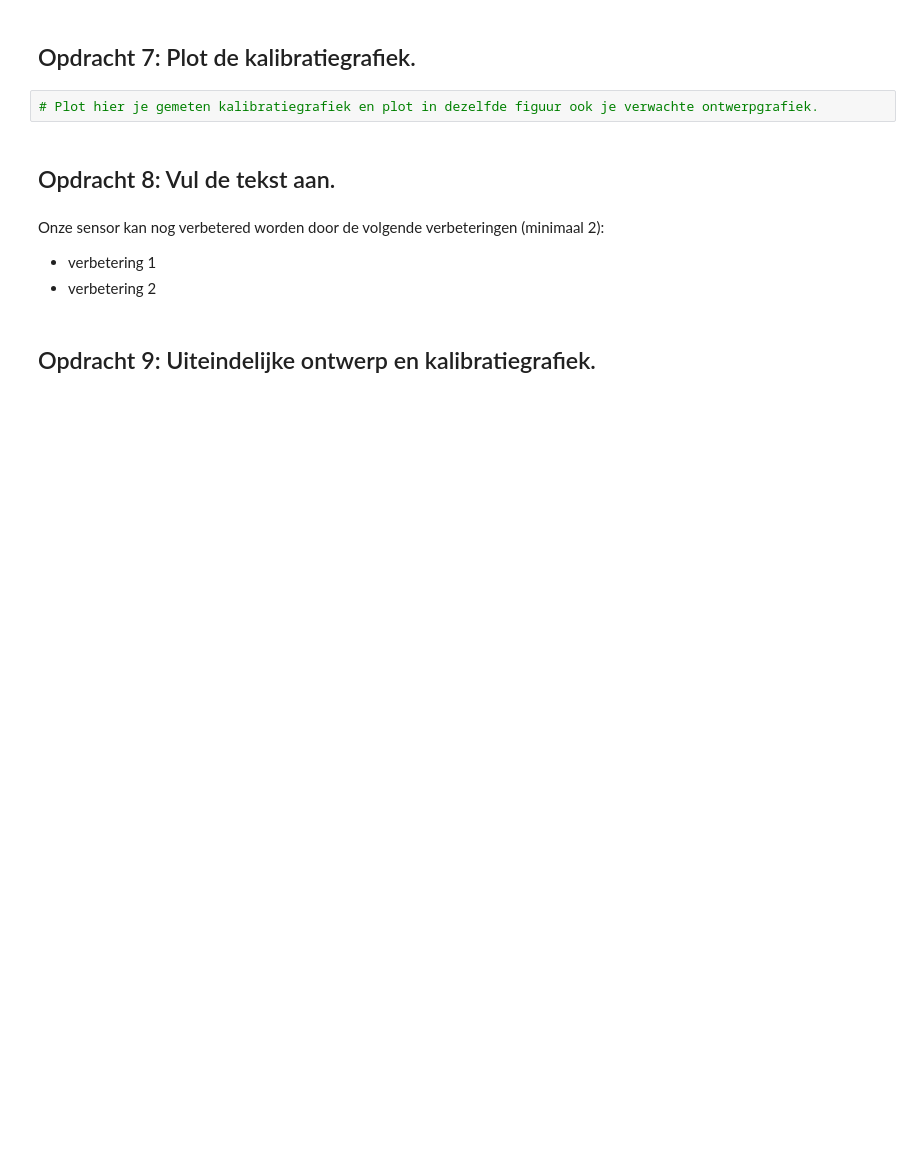
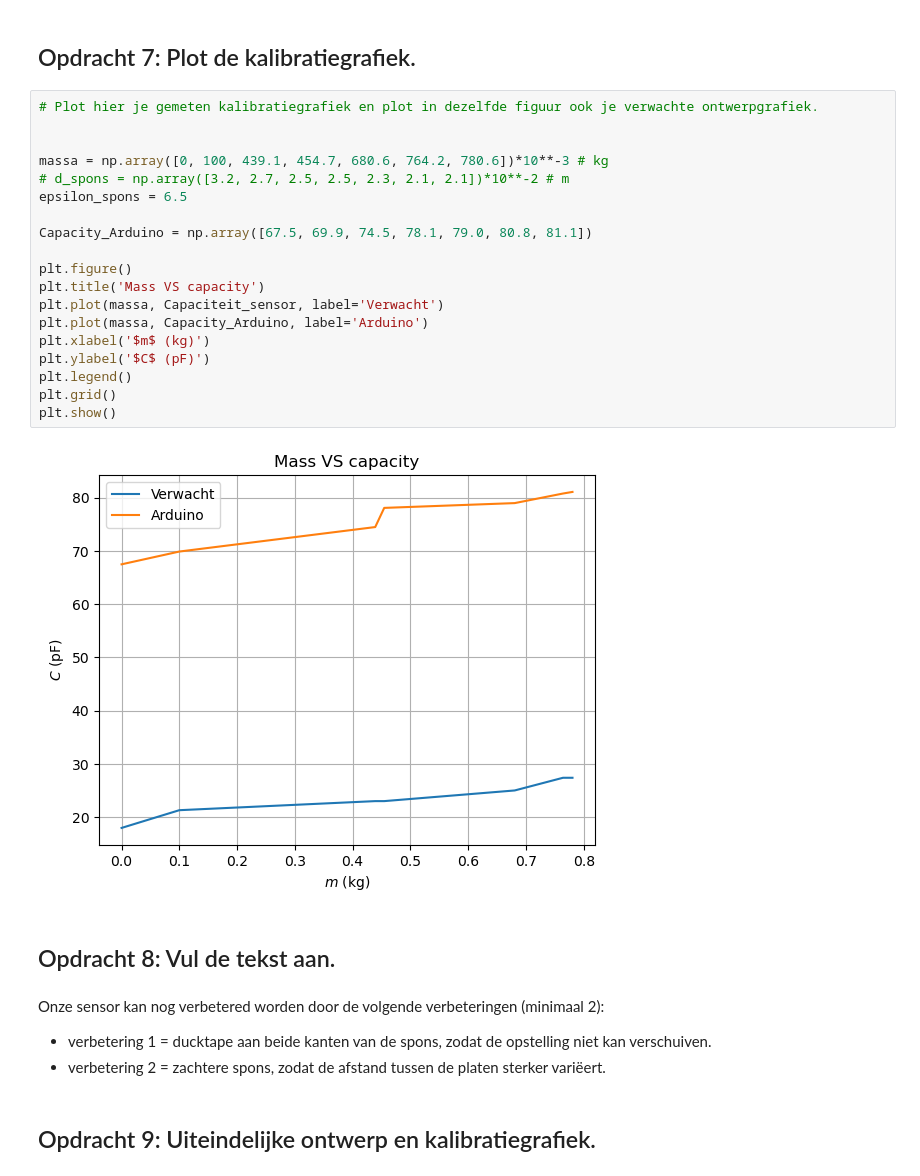
Before and after one commit to NNynke/DEF-D-assignments-N, a Jupyter notebook: FysiekeOntwerpopdrachten/2OntwerpEenSensorCondensator/DEFOntwerpopdracht2OntwerpEenSensorInvulTemplate.ipynb, the cells around one changed output. Cells and saved outputs as stored; diff of their text form; blank space fills up the shorter version.

```diff
--- a/FysiekeOntwerpopdrachten/2OntwerpEenSensorCondensator/DEFOntwerpopdracht2OntwerpEenSensorInvulTemplate.ipynb
+++ b/FysiekeOntwerpopdrachten/2OntwerpEenSensorCondensator/DEFOntwerpopdracht2OntwerpEenSensorInvulTemplate.ipynb
@@ -111,14 +114,33 @@ plt.show()
 # %% [markdown]
 ## Opdracht 7: Plot de kalibratiegrafiek.
-# %%
-# Plot hier je gemeten kalibratiegrafiek en plot in dezelfde figuur ook je verwachte ontwerpgrafiek.
+# %%
+# Plot hier je gemeten kalibratiegrafiek en plot in dezelfde figuur ook je verwachte ontwerpgrafiek.
+
+
+massa = np.array([0, 100, 439.1, 454.7, 680.6, 764.2, 780.6])*10**-3 # kg
+# d_spons = np.array([3.2, 2.7, 2.5, 2.5, 2.3, 2.1, 2.1])*10**-2 # m
+epsilon_spons = 6.5
+
+Capacity_Arduino = np.array([67.5, 69.9, 74.5, 78.1, 79.0, 80.8, 81.1])
+
+plt.figure()
+plt.title('Mass VS capacity')
+plt.plot(massa, Capaciteit_sensor, label='Verwacht')
+plt.plot(massa, Capacity_Arduino, label='Arduino')
+plt.xlabel('$m$ (kg)')
+plt.ylabel('$C$ (pF)')
+plt.legend()
+plt.grid()
+plt.show()
+# %% [output]
+[figure, added]
 # %% [markdown]
 ## Opdracht 8: Vul de tekst aan.
 # %% [markdown]
 Onze sensor kan nog verbetered worden door de volgende verbeteringen (minimaal 2):
 
-* verbetering 1
-* verbetering 2
+* verbetering 1 = ducktape aan beide kanten van de spons, zodat de opstelling niet kan verschuiven.
+* verbetering 2 = zachtere spons, zodat de afstand tussen de platen sterker variëert.
 # %% [markdown]
 ## Opdracht 9: Uiteindelijke ontwerp en kalibratiegrafiek.
 # %% [markdown]
```
Also changed, not shown: parts of 17 cells of this notebook, 6 other files.
